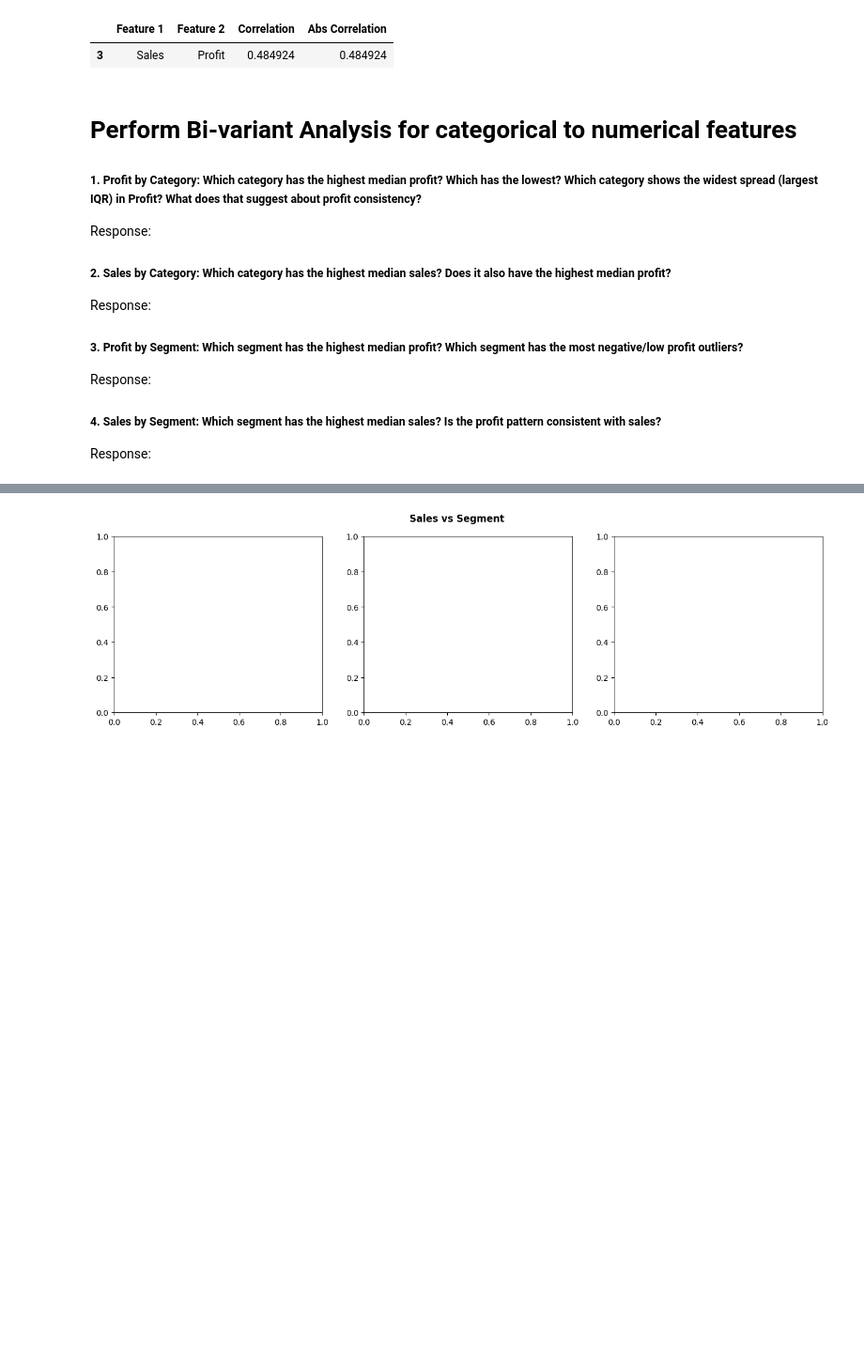
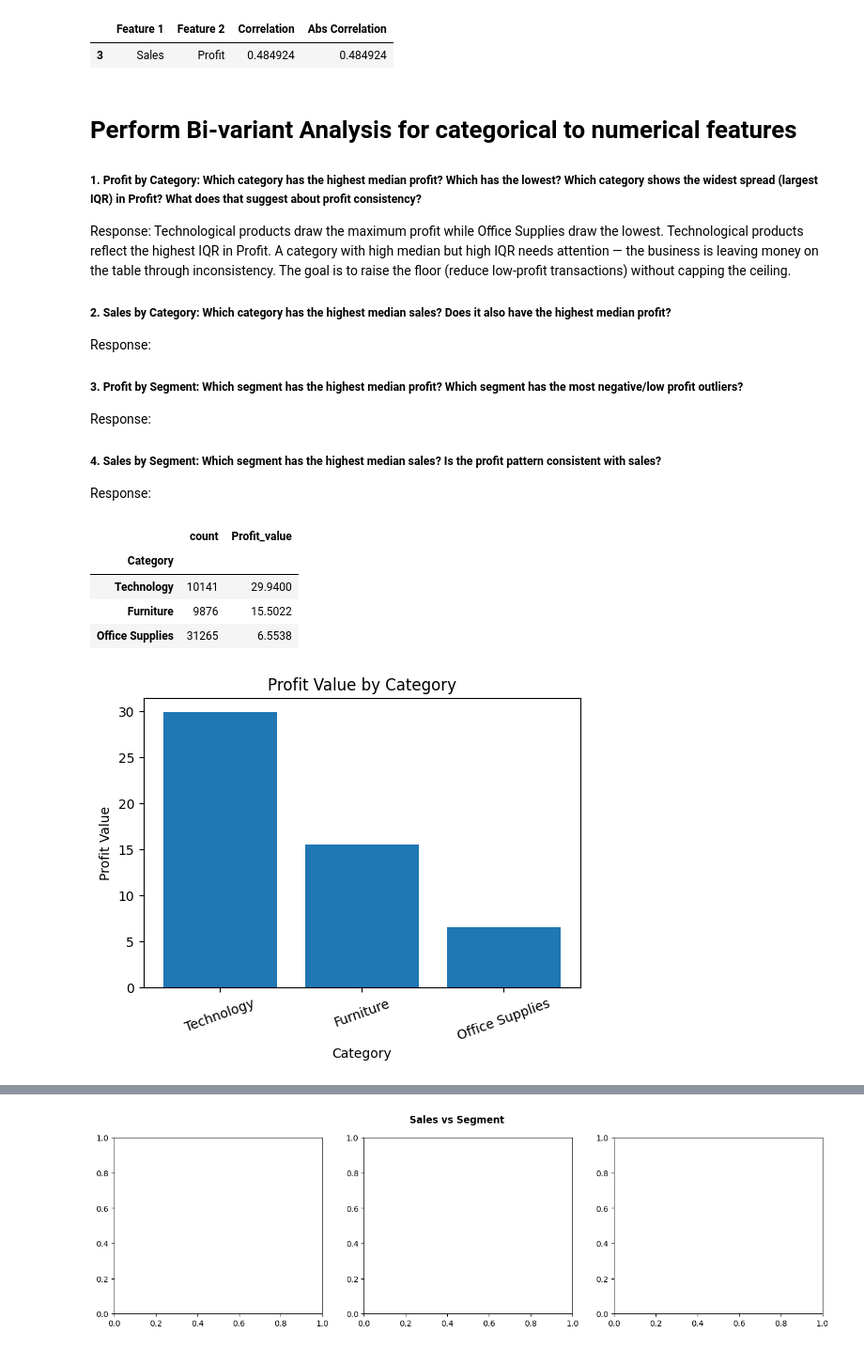
Before and after one commit to nayan-letscreate/HV-Projects, a Jupyter notebook: Graded Assignment on Exploratory Data Analysis.ipynb, the cells around one changed output, grey strips where cells are left out. Shown at 94% size. Cells and saved outputs as stored; diff of their text form; code cells hidden in the pictures; blank space fills up the shorter version.

```diff
--- a/Graded Assignment on Exploratory Data Analysis.ipynb
+++ b/Graded Assignment on Exploratory Data Analysis.ipynb
@@ -498,7 +512,7 @@ Highly correlated pairs:
 # Perform Bi-variant Analysis for categorical to numerical features
 
 ##### 1. Profit by Category: Which category has the highest median profit? Which has the lowest? Which category shows the widest spread (largest IQR) in Profit? What does that suggest about profit consistency?
-Response:
+Response: Technological products draw the maximum profit while Office Supplies draw the lowest. Technological products reflect the highest IQR in Profit. A category with high median but high IQR needs attention — the business is leaving money on the table through inconsistency. The goal is to raise the floor (reduce low-profit transactions) without capping the ceiling.
 
 ##### 2. Sales by Category: Which category has the highest median sales? Does it also have the highest median profit?
 Response:
@@ -508,3 +522,22 @@ Response:
 
 ##### 4. Sales by Segment: Which segment has the highest median sales? Is the profit pattern consistent with sales?
 Response:
+# %%
+summary = df1.groupby('Category')['Profit'].agg(['count', 'median']).sort_values('median', ascending = False)
+summary = summary.rename(columns = {'median': 'Profit_value'})
+display(summary)
+
+plt.figure(figsize = (6, 4))
+plt.bar(summary.index.astype(str), summary['Profit_value'].values)
+plt.title("Profit Value by Category")
+plt.xlabel("Category")
+plt.ylabel("Profit Value")
+plt.xticks(rotation = 20)
+plt.show()
+# %% [output]
+|  | count | Profit_value |
+| Category |  |  |
+| Technology | 10141 | 29.9400 |
+| Furniture | 9876 | 15.5022 |
+| Office Supplies | 31265 | 6.5538 |
+[figure, added]
```
Also changed, not shown: parts of 6 cells of this notebook.
